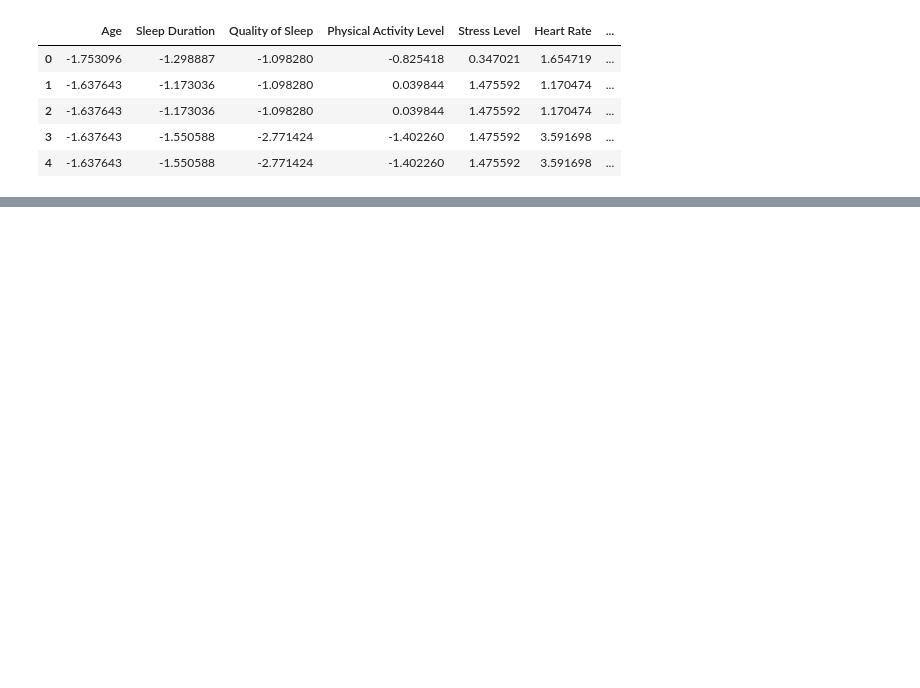
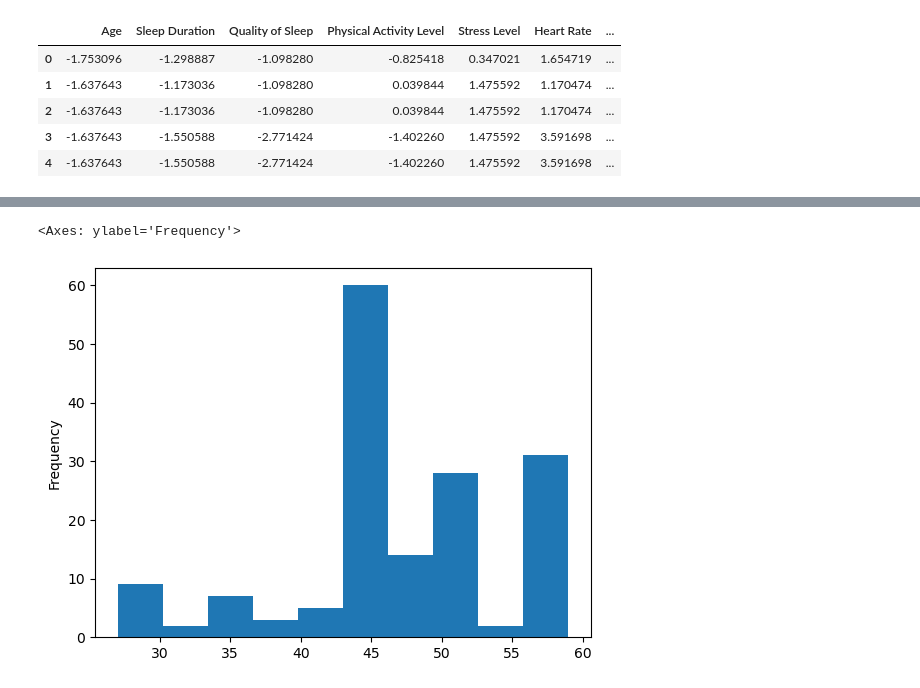
Before and after one commit to rpearce1/sleep-disorder-ml, a Jupyter notebook: unsupervised_learning.ipynb, the cells around one changed output, grey strips where cells are left out. Cells and saved outputs as stored; diff of their text form; code cells hidden in the pictures; blank space fills up the shorter version.

```diff
--- a/unsupervised_learning.ipynb
+++ b/unsupervised_learning.ipynb
@@ -120,0 +127,5 @@ scaled_df_predictions.loc[disorder == 'None','cluster'].plot.hist()
+# %%
+sleep_df[k != 0]['Age'].plot.hist()
+# %% [output]
+<Axes: ylabel='Frequency'>
+[figure, added]
```
Also changed, not shown: parts of 7 cells of this notebook.
